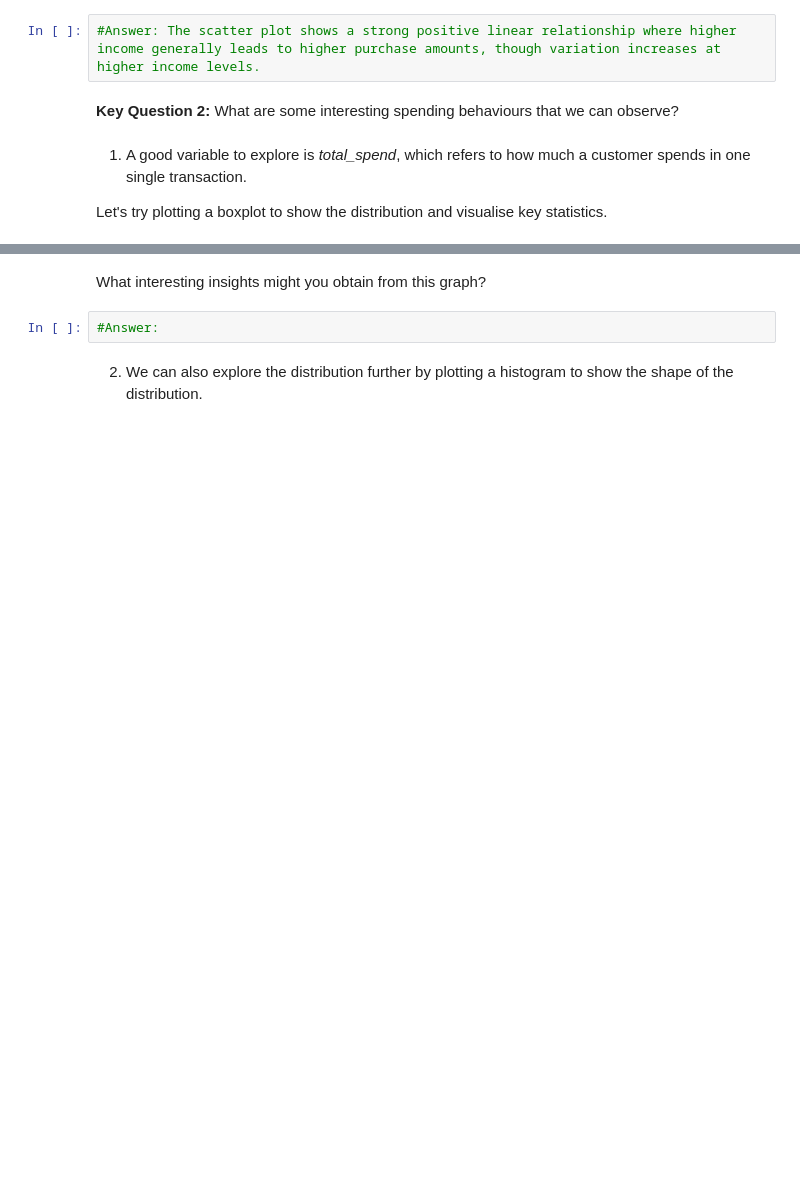
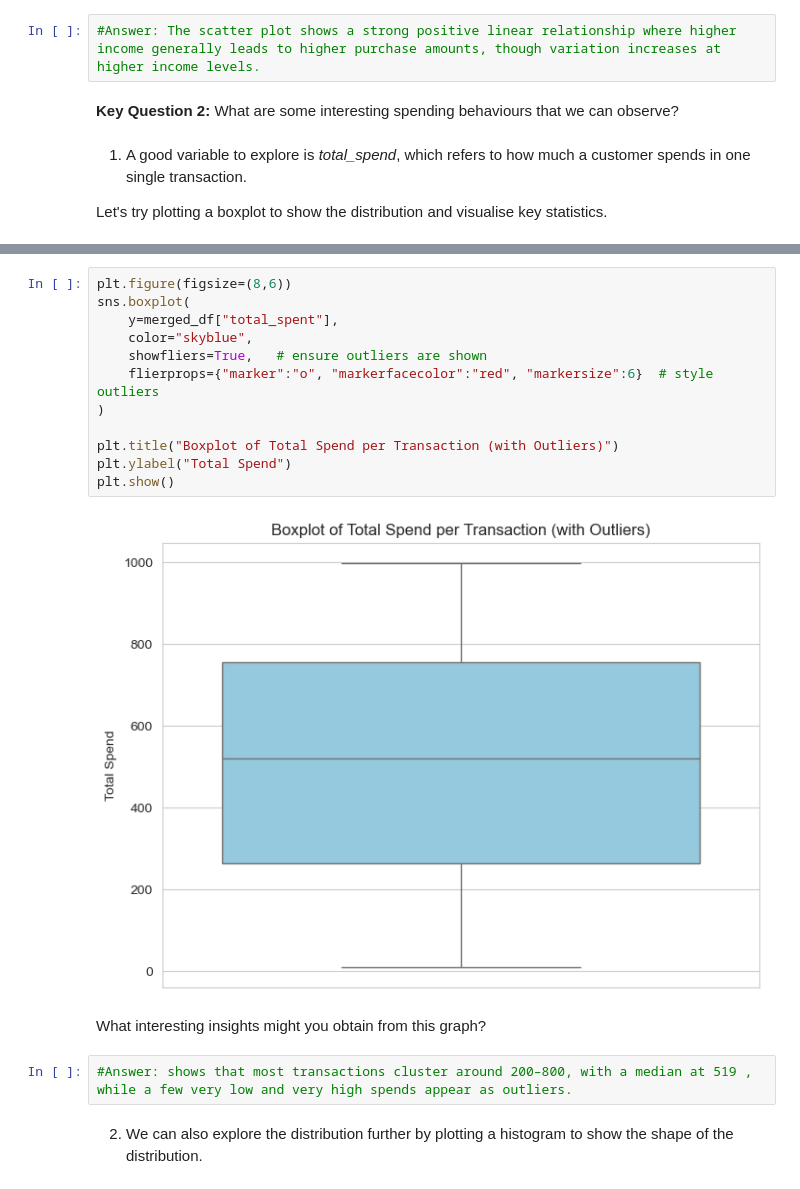
Before and after one commit to faizzmi/kyouth-data-analytics, a Jupyter notebook: Lesson 4/sync/Module 4 Sync_Worksheet_V1.ipynb, the cells around one changed output, grey strips where cells are left out. Cells and saved outputs as stored; diff of their text form; blank space fills up the shorter version.

```diff
--- a/Lesson 4/sync/Module 4 Sync_Worksheet_V1.ipynb
+++ b/Lesson 4/sync/Module 4 Sync_Worksheet_V1.ipynb
@@ -178,6 +190,20 @@ Let's try plotting a boxplot to show the distribution and visualise key statisti
+# %%
+plt.figure(figsize=(8,6))
+sns.boxplot(
+    y=merged_df["total_spent"],
+    color="skyblue",
+    showfliers=True,   # ensure outliers are shown
+    flierprops={"marker":"o", "markerfacecolor":"red", "markersize":6}  # style outliers
+)
+
+plt.title("Boxplot of Total Spend per Transaction (with Outliers)")
+plt.ylabel("Total Spend")
+plt.show()
+# %% [output]
+[figure, added]
 # %% [markdown]
 What interesting insights might you obtain from this graph?
 # %%
-#Answer:
+#Answer: shows that most transactions cluster around 200–800, with a median at 519 , while a few very low and very high spends appear as outliers.
 # %% [markdown]
 2) We can also explore the distribution further by plotting a histogram to show the shape of the distribution.
```
Also changed, not shown: parts of 14 cells of this notebook, 1 other file.
